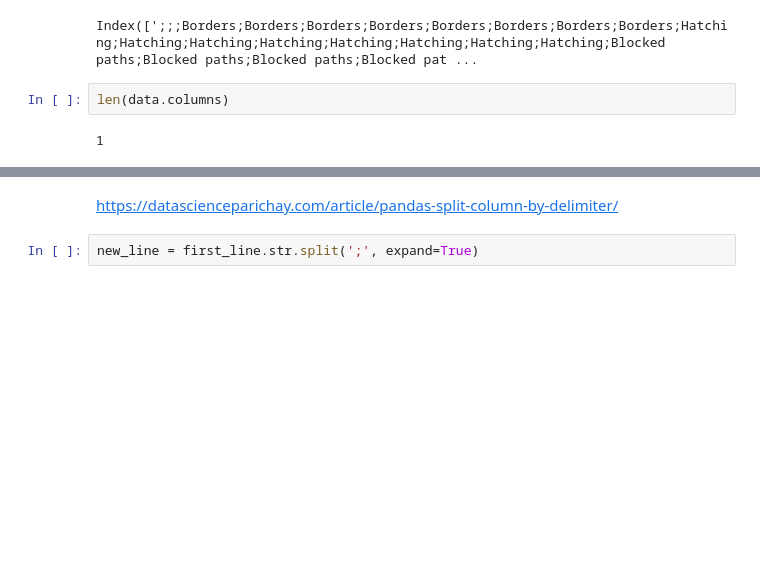
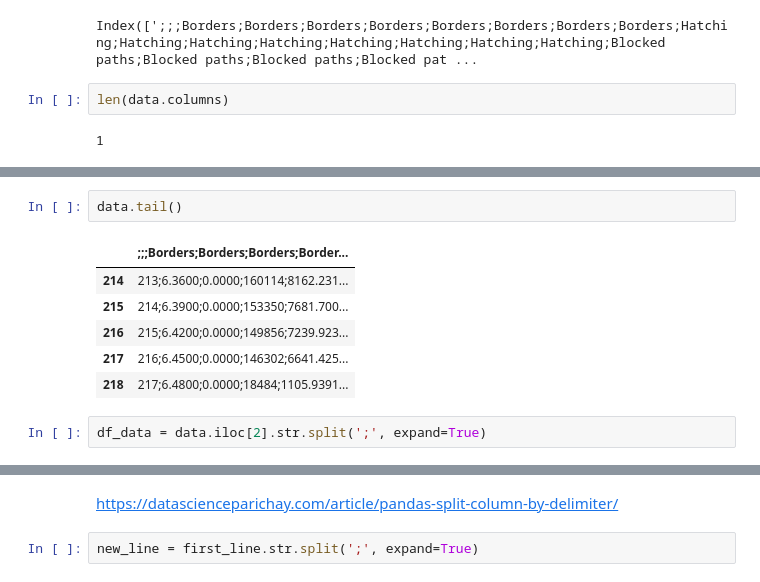
Before and after one commit to JSJeong-me/Irostyle_consortium, a Jupyter notebook: 01-rnx.ipynb, the cells around one changed output, grey strips where cells are left out. Drawn from its saved outputs; the diff is of its cells as text; blank space fills up the shorter version.

```diff
--- a/01-rnx.ipynb
+++ b/01-rnx.ipynb
@@ -14,0 +24,11 @@ len(data.columns)
+# %%
+data.tail()
+# %% [output]
+|  | ;;;Borders;Borders;Borders;Border... |
+| 214 | 213;6.3600;0.0000;160114;8162.231... |
+| 215 | 214;6.3900;0.0000;153350;7681.700... |
+| 216 | 215;6.4200;0.0000;149856;7239.923... |
+| 217 | 216;6.4500;0.0000;146302;6641.425... |
+| 218 | 217;6.4800;0.0000;18484;1105.9391... |
+# %%
+df_data = data.iloc[2].str.split(';', expand=True)
```
Also changed, not shown: parts of 8 cells of this notebook.
